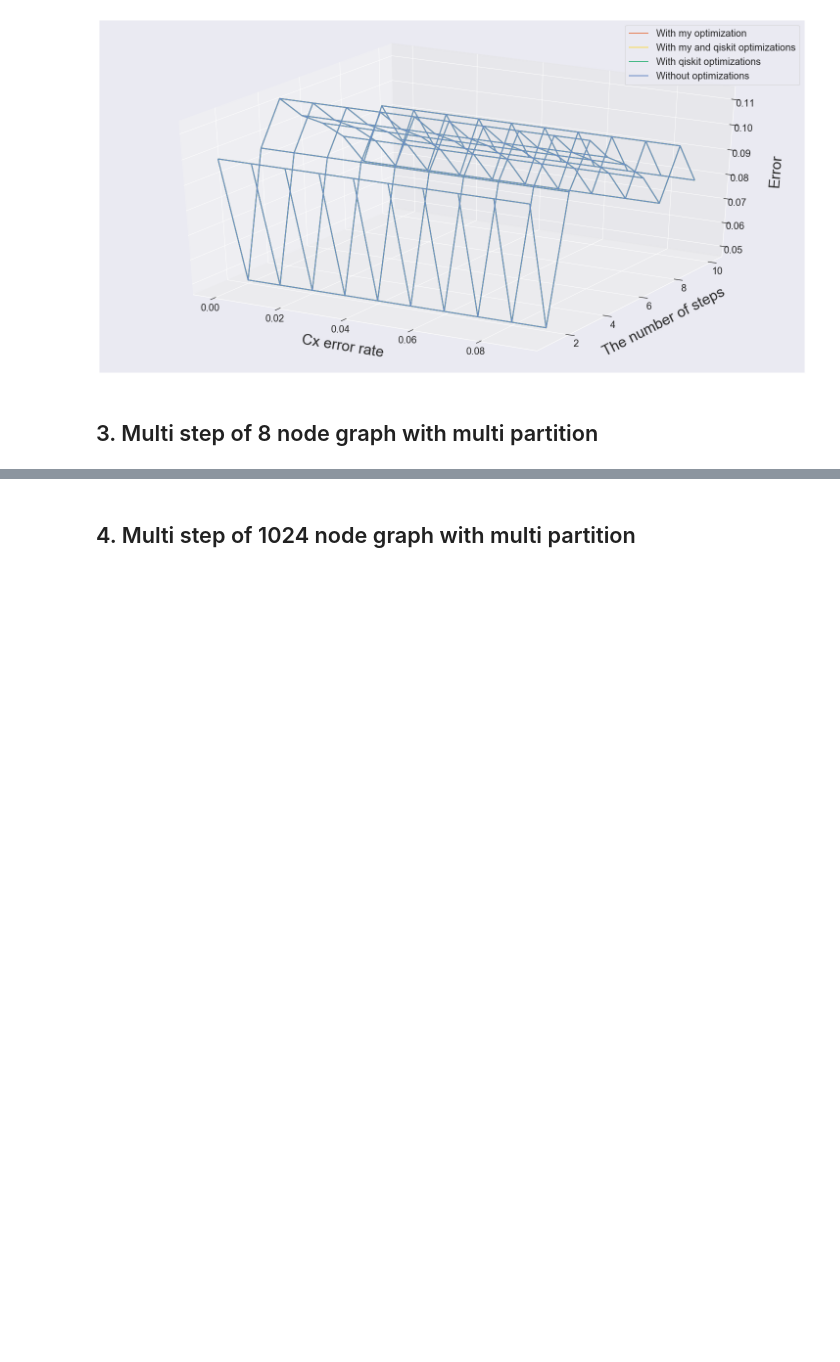
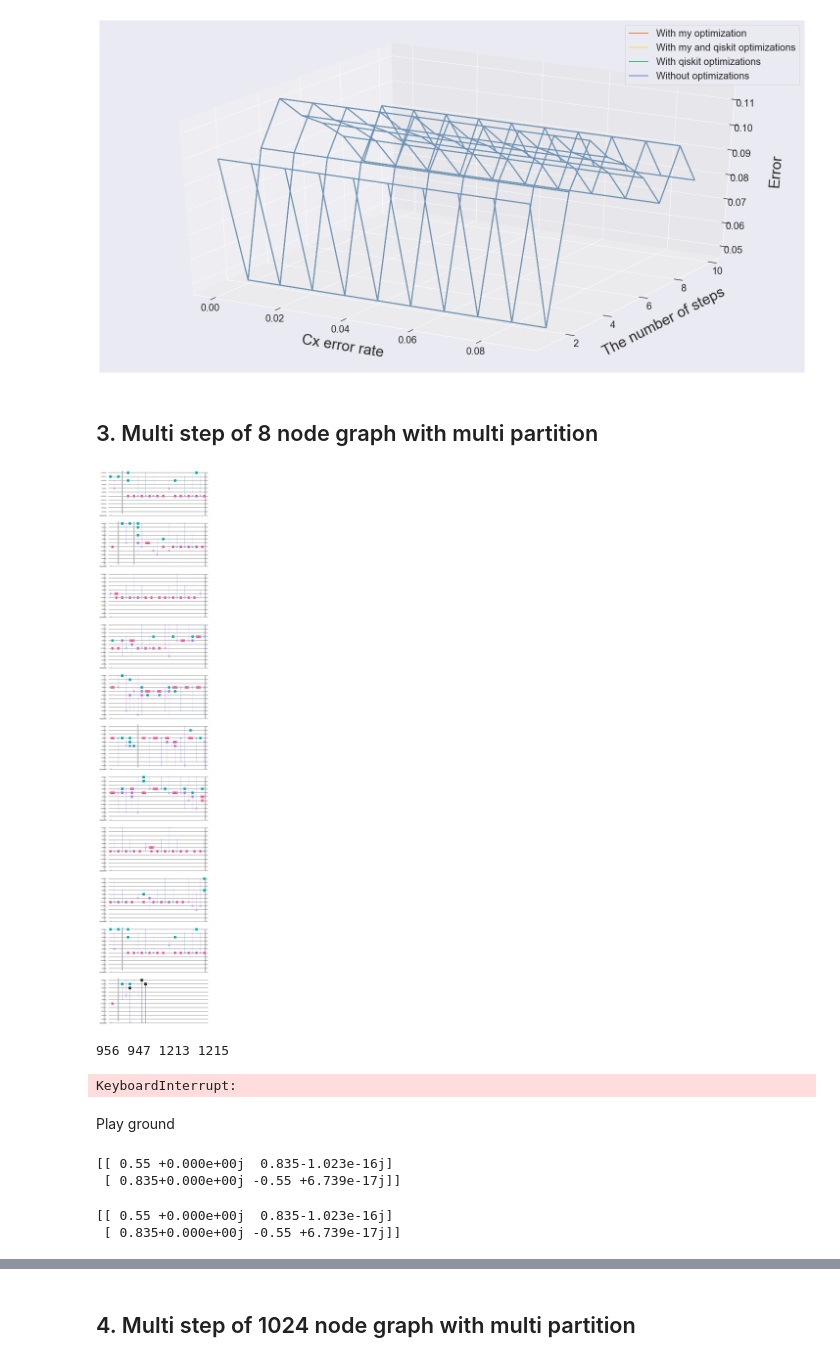
Before and after one commit to Chibikuri/qwopt, a Jupyter notebook: notebook/benchmark.ipynb, the cells around one changed output, grey strips where cells are left out. Cells and saved outputs as stored; diff of their text form; code cells hidden in the pictures; blank space fills up the shorter version.

```diff
--- a/notebook/benchmark.ipynb
+++ b/notebook/benchmark.ipynb
@@ -250,15 +250,18 @@ def KL_divergence(p, q, torelance=10e-9):
     divergence = np.sum(parray*np.log(parray/qarray))
     return divergence
 
-def get_error(qc, ideal, err_model, nq, type='L2', shots=10000):
+def get_error(qcs,  ideal, err_model, nq, type='KL', shots=10000):
     bins = [format(i, '0%db'%nq) for i in range(2**nq)]
-    job = execute(qc, backend=qasm_sim, shots=shots, noise_model=err_model)
-    counts = job.result().get_counts(qc)
-    prob = np.array([counts.get(b, 0)/shots for b in bins])
-    id_prob = np.array(ideal)
-    l2_error = np.sum([(i-j)**2 for i, j in zip(id_prob, prob)])
-#     error = KL_divergence(id_prob, prob)
-    return l2_error
+    job = execute(qcs, backend=qasm_sim, shots=shots, noise_model=err_model)
+    all_counts = [job.result().get_counts(qc) for qc in qcs]
+    errors = []
+    for counts in all_counts:
+        prob = np.array([counts.get(b, 0)/shots for b in bins])
+        id_prob = np.array(ideal)
+#         l2_error = np.sum([(i-j)**2 for i, j in zip(id_prob, prob)])
+        KL_error = KL_divergence(id_prob, prob)
+        errors.append(KL_error)
+    return KL_error
 
 def theoretical_prob(initial, step, ptran, nq):
         Pi_op = Pi_operator(ptran)
@@ -871,0 +1102,54 @@ plt.show()
+# %%
+qc = eight_node_multi(True, 1, None)
+qc.draw(output='mpl')
+# %% [output]
+[figure, added]
+# %%
+# circuit verifications
+qasm_sim = Aer.get_backend('qasm_simulator')
+init_state = [np.sqrt(1/64) for i in range(64)]
+for step in range(1, 11):
+    opt_qc1 = transpile(eight_node_multi(True, step, init_state), basis_gates=['cx', 'u3'], optimization_level=0)
+    opt_qc2 = transpile(eight_node_multi(True, step, init_state), basis_gates=['cx', 'u3'], optimization_level=3)
+    opt_qc3 = transpile(eight_node_multi(False, step, init_state), basis_gates=['cx', 'u3'], optimization_level=3)
+    nopt_qc = transpile(eight_node_multi(False, step, init_state), basis_gates=['cx', 'u3'], optimization_level=0)
+    job1 = execute(opt_qc1, backend=qasm_sim, shots=10000)
+    job2 = execute(opt_qc2, backend=qasm_sim, shots=10000)
+    job3 = execute(opt_qc3, backend=qasm_sim, shots=10000)
+    job4 = execute(nopt_qc, backend=qasm_sim, shots=10000)
+
+    count1 = job1.result().get_counts()
+    count2 = job2.result().get_counts()
+    count3 = job3.result().get_counts()
+    count4 = job4.result().get_counts()
+    print(count1.get('000'), count2.get('000'), count3.get('000'), count4.get('000'))
+# %% [output]
+956 947 1213 1215
+KeyboardInterrupt:
+# %% [markdown]
+Play ground
+# %%
+q = QuantumRegister(1)
+qc = QuantumCircuit(q)
+rotation12 = np.radians(23.231)
+qc.u3(pi/2+rotation12, 0, pi, q[0])
+unit = Aer.get_backend('unitary_simulator')
+job = execute(qc, backend=unit)
+uni = job.result().get_unitary()
+print(uni)
+# %% [output]
+[[ 0.55 +0.000e+00j  0.835-1.023e-16j]
+ [ 0.835+0.000e+00j -0.55 +6.739e-17j]]
+# %%
+q = QuantumRegister(1)
+qc = QuantumCircuit(q)
+rotation12 = np.radians(23.231)
+qc.u3(pi/2, 0, pi, q[0])
+qc.ry(rotation12, q[0])
+unit = Aer.get_backend('unitary_simulator')
+job = execute(qc, backend=unit)
+uni = job.result().get_unitary()
+print(uni)
+# %% [output]
+[[ 0.55 +0.000e+00j  0.835-1.023e-16j]
+ [ 0.835+0.000e+00j -0.55 +6.739e-17j]]
```
Also changed, not shown: parts of 8 cells of this notebook, 1 other file.
